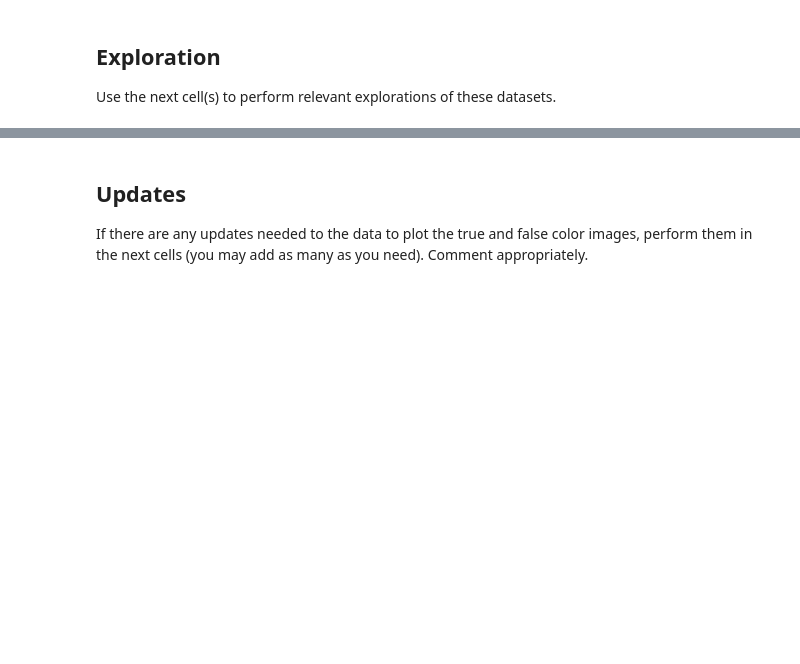
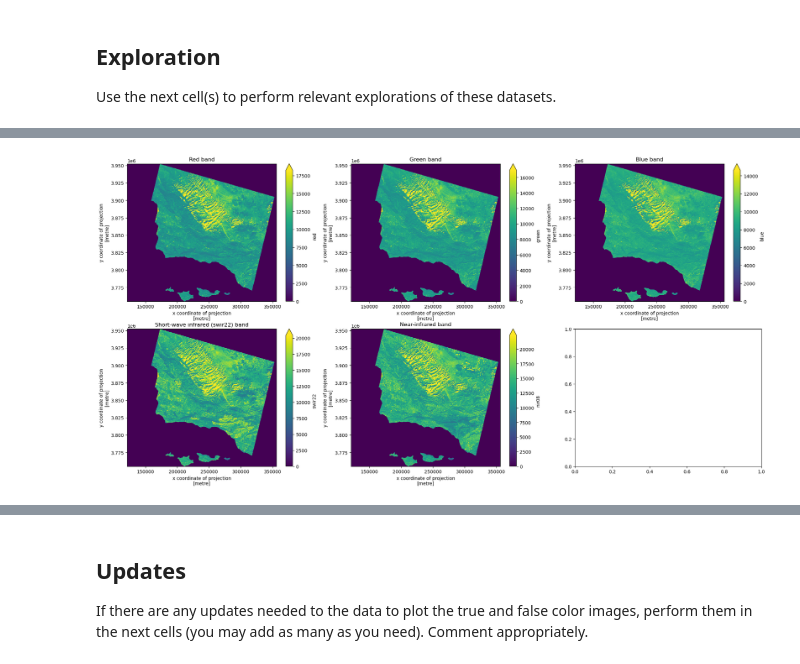
Before and after one commit to oksanaprotsukha/eds220-hwk-4, a Jupyter notebook: hwk4-task2-false-color.ipynb, the cells around one changed output, grey strips where cells are left out. Drawn from its saved outputs; the diff is of its cells as text; code cells hidden in the pictures; blank space fills up the shorter version.

```diff
--- a/hwk4-task2-false-color.ipynb
+++ b/hwk4-task2-false-color.ipynb
@@ -114,8 +72,4 @@ Note: you may need to restart the kernel to use updated packages.
 # %%
 # open NetCDF file:
-# ds = xr.open_dataset('data/landsat8-2018-01-26-sb-simplified.nc')
-#ds = xr.open_dataset('data/landsat8-2018-01-26-sb-simplified.nc')
-#ds
-
-fp = 'data/landsat8-2018-01-26-sb-simplified.nc'
-ds = xr.open_dataset(fp)
+fp_lsat = 'data/landsat8-2018-01-26-sb-simplified.nc'
+lsat = rioxr.open_rasterio(fp_lsat)
@@ -131,0 +116,24 @@ Use the next cell(s) to perform relevant explorations of these datasets.
+# %%
+type(lsat)
+
+fig, axs = plt.subplots(2, 3, figsize=(25, 12))
+
+lsat['red'].plot(ax=axs[0, 0], robust=True)
+axs[0, 0].set_title('Red band')
+
+lsat['green'].plot(ax=axs[0, 1], robust=True)
+axs[0, 1].set_title('Green band')
+
+lsat['blue'].plot(ax=axs[0, 2], robust=True)
+axs[0, 2].set_title('Blue band')
+
+lsat['swir22'].plot(ax=axs[1, 0], robust=True)
+axs[1, 0].set_title('Short-wave infrared (swir22) band')
+
+lsat['nir08'].plot(ax=axs[1, 1], robust=True)
+axs[1, 1].set_title('Near-infrared band')
+
+
+plt.show()
+# %% [output]
+[figure, added]
```
Also changed, not shown: parts of 17 cells of this notebook.
